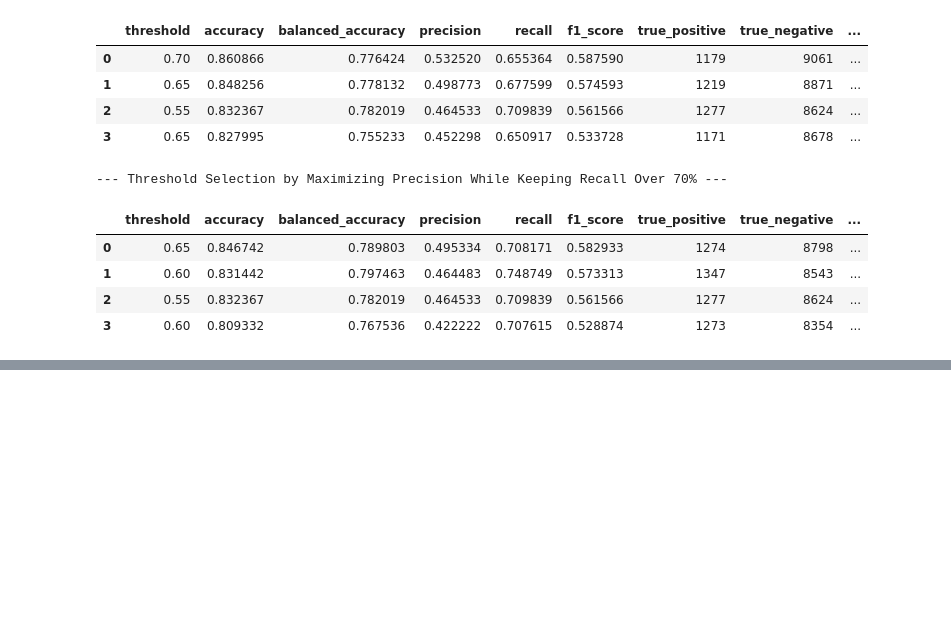
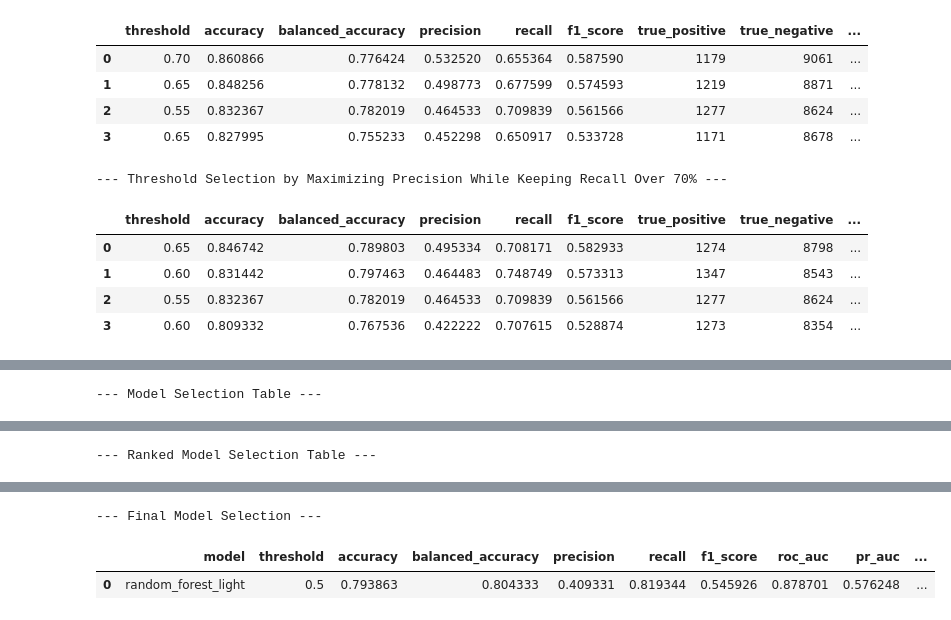
Before and after one commit to gorkemyencak/default-risk-classifier, a Jupyter notebook: notebooks/03_supervised_modeling.ipynb, the cells around one changed output, grey strips where cells are left out. Cells and saved outputs as stored; diff of their text form; code cells hidden in the pictures; blank space fills up the shorter version.

Commit message:
supervised model selection class leveraging both statistical performances and business constraints

```diff
--- a/notebooks/03_supervised_modeling.ipynb
+++ b/notebooks/03_supervised_modeling.ipynb
@@ -995,0 +1001,46 @@ best_thresholds_max_precision_min_recall_over_70.to_csv(
+# %%
+### supervised model - supervised model selection
+# initialize model selection class object
+model_selector = SupervisedModelSelector(metrics_dir = METRICS_DIR)
+
+# create model selection table - combining statistical performances and threshold selection table tuned for max f1-score
+model_selection_table = model_selector.combine_model_metrics_and_thresholds(
+    model_metrics = classification_metrics,
+    selected_thresholds = best_thresholds_max_f1
+)
+
+# add a model role for business communication
+model_selection_table = model_selector._add_model_role(model_selection_table = model_selection_table)
+
+print('--- Model Selection Table ---')
+display(model_selection_table)
+
+# rank candidate models - using default column sort parameters
+ranked_model_selection_table = model_selector.rank_candidate_models(
+    model_selection_table = model_selection_table
+)
+
+print('--- Ranked Model Selection Table ---')
+display(ranked_model_selection_table)
+
+# selecting final model with additional business constraints
+final_model_selection = model_selector.select_final_model(
+    model_selection_table = model_selection_table,
+    min_recall = 0.66
+)
+
+print('--- Final Model Selection ---')
+display(final_model_selection)
+
+# save ranked model selection table and final model with business constraints into the metrics folder
+model_selector.save_model_selection_table(
+    model_selection_table = ranked_model_selection_table,
+    file_name = 'supervised_model_selection_table.csv'
+)
+
+model_selector.save_model_selection_table(
+    model_selection_table = final_model_selection,
+    file_name = 'final_supervised_model_selection.csv'
+)
+# %% [output]
+--- Model Selection Table ---
@@ -995,0 +1052 @@ best_thresholds_max_precision_min_recall_over_70.to_csv(
+--- Ranked Model Selection Table ---
@@ -995,0 +1058,3 @@ best_thresholds_max_precision_min_recall_over_70.to_csv(
+--- Final Model Selection ---
+|  | model | threshold | accuracy | balanced_accuracy | precision | recall | f1_score | roc_auc | pr_auc | ... |
+| 0 | random_forest_light | 0.5 | 0.793863 | 0.804333 | 0.409331 | 0.819344 | 0.545926 | 0.878701 | 0.576248 | ... |
```
Also changed, not shown: parts of 3 cells of this notebook, 3 other files.
